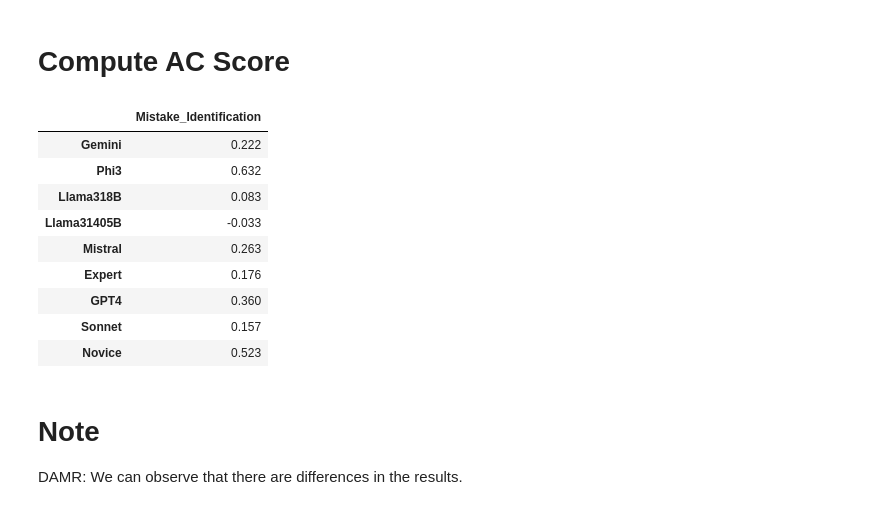
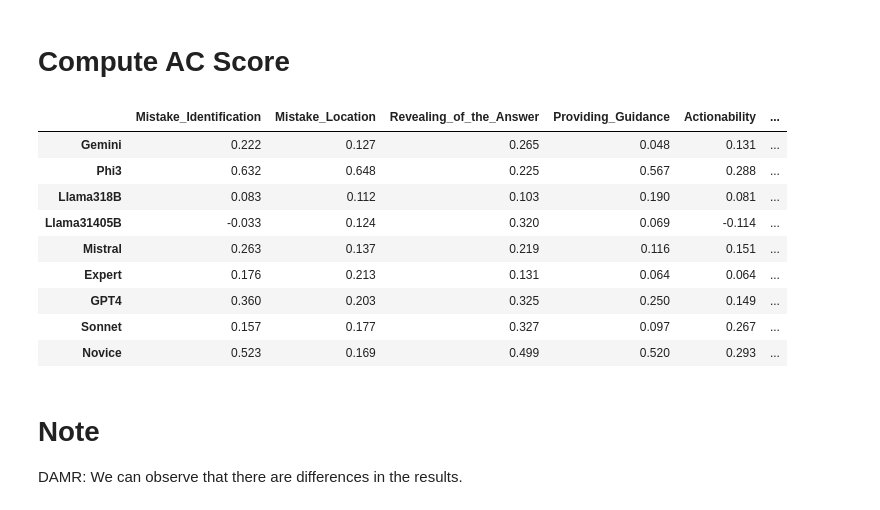
Before and after one commit to XqFeng-Josie/Unifying_AI_Tutor_Evaluation_PaperReplicate, a Jupyter notebook: code/data_analysis.ipynb, the cells around one changed output. Cells and saved outputs as stored; diff of their text form; code cells hidden in the pictures.

```diff
--- a/code/data_analysis.ipynb
+++ b/code/data_analysis.ipynb
@@ -305,6 +328,7 @@ def pearson_corr(y_true, y_pred, method="pearson"):
 # %%
 # map the annotation label to the desiderata point
 from collections import defaultdict
+MRBenchv1_data = json.load(open("../data/MRBench/MRBench_V1.json"))
 MRBenchv1_model_point = defaultdict(dict)
 for data in MRBenchv1_data:
     for key, value in data['anno_llm_responses'].items():
@@ -315,7 +339,7 @@ for data in MRBenchv1_data:
             if k not in MRBenchv1_model_point[key]:
                 MRBenchv1_model_point[key][k] = []
             MRBenchv1_model_point[key][k].append([data['conversation_id']+data['Split'], annotation_point])
-temp="/Users/mobvoi/Downloads/MRBench_V1_llama_eval.json"
+temp="../data/MRBench/MRBench_V1_llama_eval.json"
 from collections import defaultdict
 temp=json.load(open(temp))
 model_point = defaultdict(dict)
@@ -329,36 +353,36 @@ for data in temp:
 # %%
 # Mistake_Identification
 result= defaultdict(dict)
 for k, v in MRBenchv1_model_point.items():
     for kk, vv in v.items():
-        if kk == "Mistake_Identification":
-            compare_model_result = model_point[k][kk.lower()]
-            group1 = pd.DataFrame(vv, columns=['conversation_id', 'annotation_point'])
-            group2 = pd.DataFrame(compare_model_result, columns=['conversation_id', 'annotation_point'])
-            merge_result = pd.merge(group1, group2, on='conversation_id', how='inner')
-            merge_result = merge_result.dropna().drop_duplicates(subset=['conversation_id'])
-            merge_result
-            y_true = merge_result['annotation_point_x']
-            y_pred = merge_result['annotation_point_y']
-            p_corr, p_pvalue = pearson_corr(y_true, y_pred, method="pearson")
-            s_corr, s_pvalue = pearson_corr(y_true, y_pred, method="spearman")
-            # result[kk][k] = [p_corr, p_pvalue, s_corr, s_pvalue, len(merge_result)]
-            result[kk][k] = p_corr
+        # if kk == "Mistake_Identification":
+        compare_model_result = model_point[k][kk.lower()]
+        group1 = pd.DataFrame(vv, columns=['conversation_id', 'annotation_point'])
+        group2 = pd.DataFrame(compare_model_result, columns=['conversation_id', 'annotation_point'])
+        merge_result = pd.merge(group1, group2, on='conversation_id', how='inner')
+        merge_result = merge_result.dropna().drop_duplicates(subset=['conversation_id'])
+        merge_result
+        y_true = merge_result['annotation_point_x']
+        y_pred = merge_result['annotation_point_y']
+        p_corr, p_pvalue = pearson_corr(y_true, y_pred, method="pearson")
+        s_corr, s_pvalue = pearson_corr(y_true, y_pred, method="spearman")
+        # result[kk][k] = [p_corr, p_pvalue, s_corr, s_pvalue, len(merge_result)]
+        result[kk][k] = p_corr
             # break
 
 result = pd.DataFrame(result)
 result
 # %% [output]
-|  | Mistake_Identification |
-| Gemini | 0.222 |
-| Phi3 | 0.632 |
-| Llama318B | 0.083 |
-| Llama31405B | -0.033 |
-| Mistral | 0.263 |
-| Expert | 0.176 |
-| GPT4 | 0.360 |
-| Sonnet | 0.157 |
-| Novice | 0.523 |
+|  | Mistake_Identification | Mistake_Location | Revealing_of_the_Answer | Providing_Guidance | Actionability | ... |
+| Gemini | 0.222 | 0.127 | 0.265 | 0.048 | 0.131 | ... |
+| Phi3 | 0.632 | 0.648 | 0.225 | 0.567 | 0.288 | ... |
+| Llama318B | 0.083 | 0.112 | 0.103 | 0.190 | 0.081 | ... |
+| Llama31405B | -0.033 | 0.124 | 0.320 | 0.069 | -0.114 | ... |
+| Mistral | 0.263 | 0.137 | 0.219 | 0.116 | 0.151 | ... |
+| Expert | 0.176 | 0.213 | 0.131 | 0.064 | 0.064 | ... |
+| GPT4 | 0.360 | 0.203 | 0.325 | 0.250 | 0.149 | ... |
+| Sonnet | 0.157 | 0.177 | 0.327 | 0.097 | 0.267 | ... |
+| Novice | 0.523 | 0.169 | 0.499 | 0.520 | 0.293 | ... |
 # %% [markdown]
 # Note
 DAMR: We can observe that there are differences in the results.
```
Also changed, not shown: parts of 2 cells of this notebook, 1 other file.
